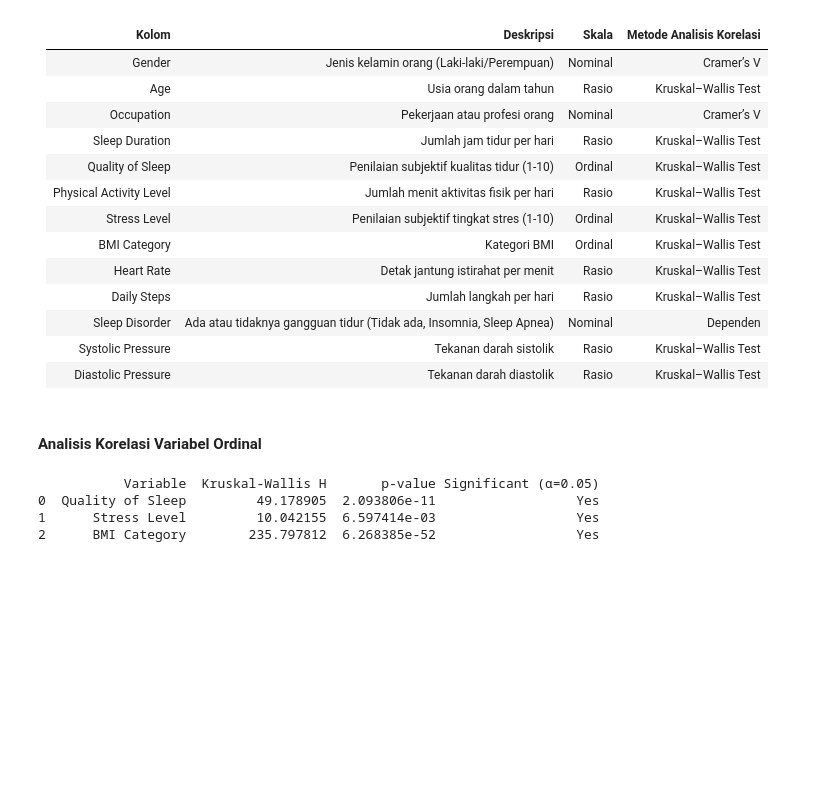
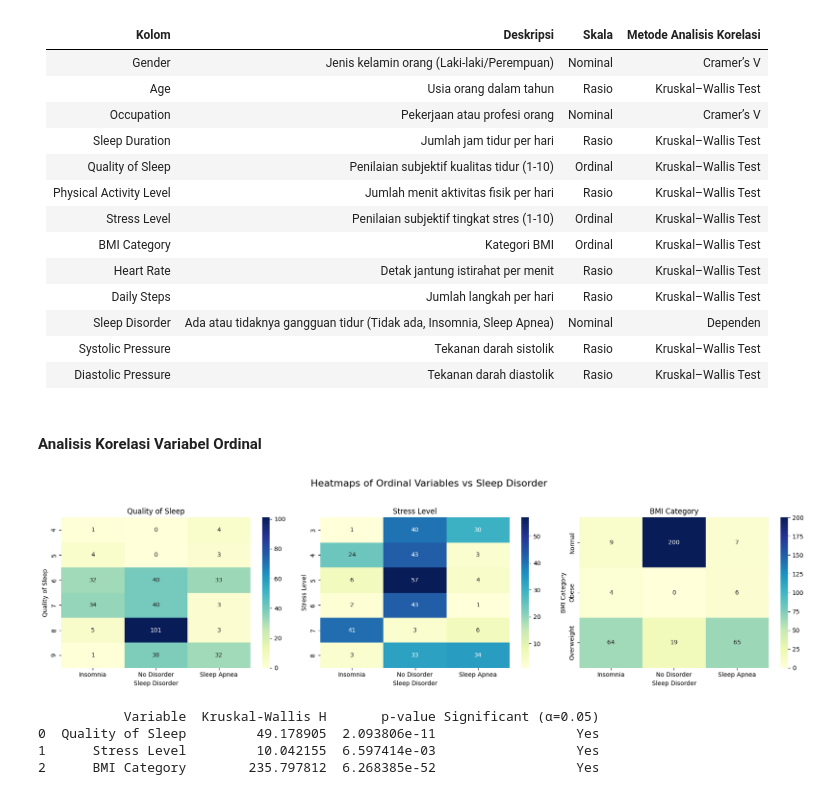
Before and after one commit to Qozuu/EDA-Project-EAS, a Jupyter notebook: sleep_eda.ipynb, the cells around one changed output. Drawn from its saved outputs; the diff is of its cells as text; code cells hidden in the pictures; blank space fills up the shorter version.

Commit message:
update: correlation plot

```diff
--- a/sleep_eda.ipynb
+++ b/sleep_eda.ipynb
@@ -243,4 +245,29 @@ P-value < 0.05 untuk semua variabel Rasio/Interval, sehingga **tidak ada variabe
 | Diastolic Pressure      | Tekanan darah diastolik                                             | Rasio   | Kruskal–Wallis Test |
 # %% [markdown]
 #### Analisis Korelasi Variabel Ordinal
+# %%
+ordinal_vars = [var for var, scale in scale_map.items() if scale == 'Ordinal']
+
+fig, axes = plt.subplots(1, len(ordinal_vars), figsize=(18, 5))
+
+for ax, col in zip(axes, ordinal_vars):
+    freq_table = pd.crosstab(df[col], df['Sleep Disorder'])
+
+    sns.heatmap(
+        freq_table,
+        annot=True,
+        fmt='d',
+        cmap='YlGnBu',
+        ax=ax
+    )
+
+    ax.set_title(col)
+    ax.set_xlabel('Sleep Disorder')
+    ax.set_ylabel(col)
+
+fig.suptitle('Heatmaps of Ordinal Variables vs Sleep Disorder', fontsize=16)
+plt.tight_layout(rect=[0, 0, 1, 0.95])
+plt.show()
+# %% [output]
+[figure, added]
 # %%
```
Also changed, not shown: parts of 10 cells of this notebook.
